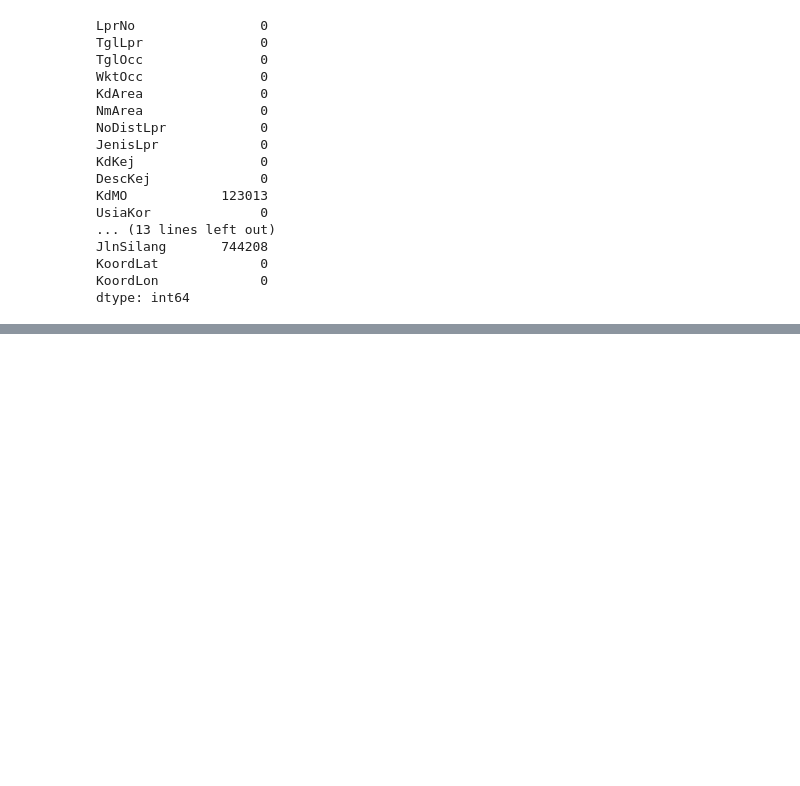
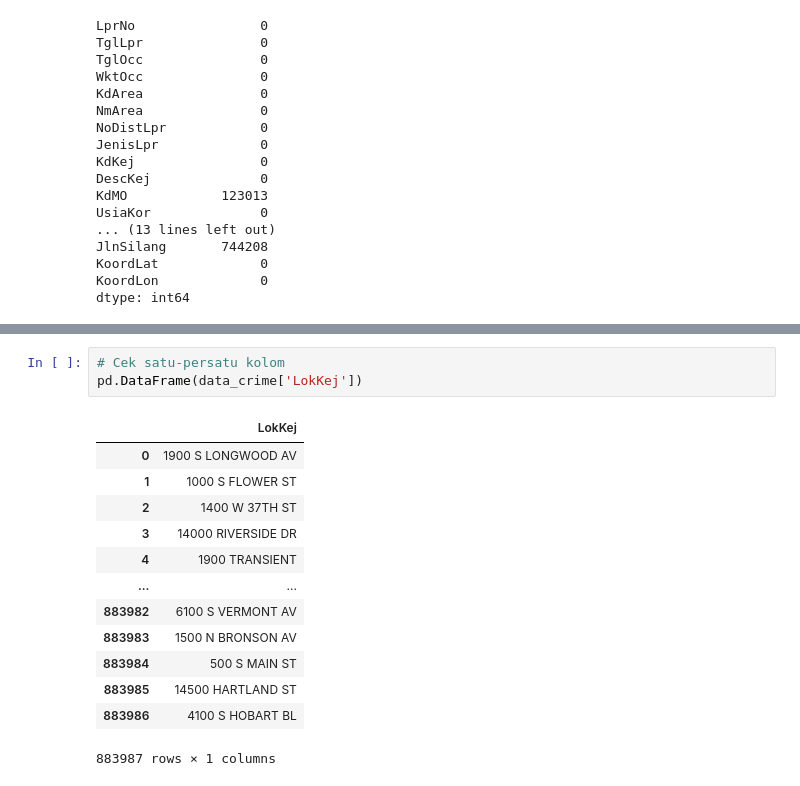
Before and after one commit to RIFF7/capstone-project, a Jupyter notebook: capstone_project_crime.ipynb, the cells around one changed output, grey strips where cells are left out. Saved outputs shown, nothing was run; the diff lists cells and outputs as text; blank space fills up the shorter version.

```diff
--- a/capstone_project_crime.ipynb
+++ b/capstone_project_crime.ipynb
@@ -176,0 +231,17 @@ pd.DataFrame(data_crime['JenisKelKor']).head()
+# %%
+# Cek satu-persatu kolom
+pd.DataFrame(data_crime['LokKej'])
+# %% [output]
+|  | LokKej |
+| 0 | 1900 S LONGWOOD AV |
+| 1 | 1000 S FLOWER ST |
+| 2 | 1400 W 37TH ST |
+| 3 | 14000 RIVERSIDE DR |
+| 4 | 1900 TRANSIENT |
+| ... | ... |
+| 883982 | 6100 S VERMONT AV |
+| 883983 | 1500 N BRONSON AV |
+| 883984 | 500 S MAIN ST |
+| 883985 | 14500 HARTLAND ST |
+| 883986 | 4100 S HOBART BL |
+883987 rows × 1 columns
```
Also changed, not shown: parts of 11 cells of this notebook.
